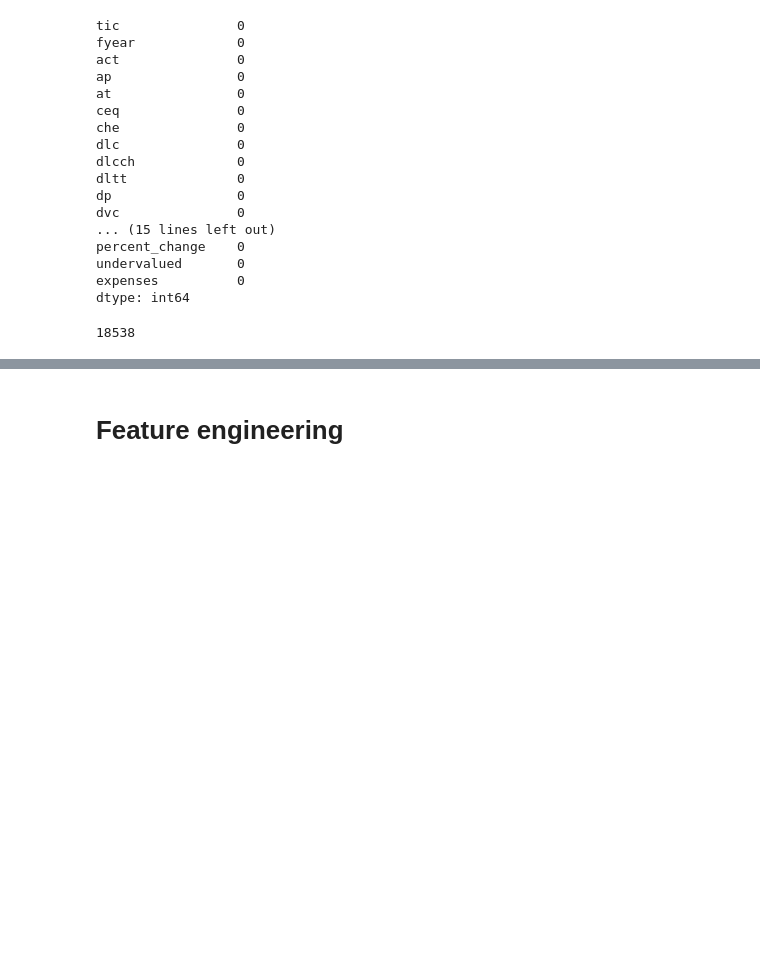
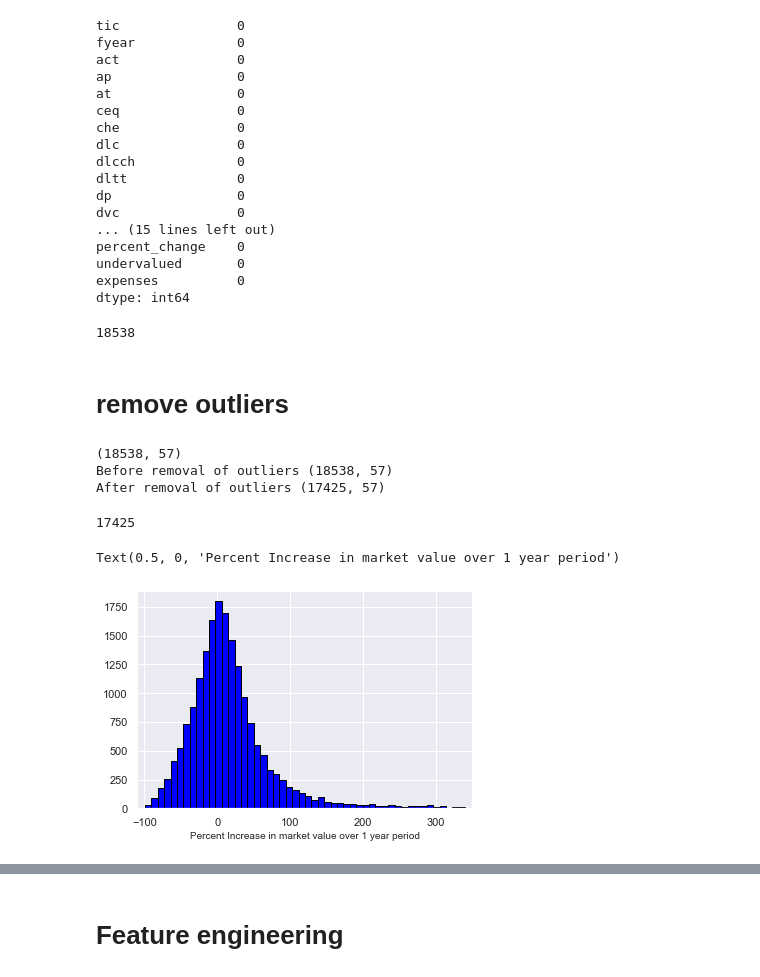
Before and after one commit to yaakoveitan/StonksLLC, a Jupyter notebook: Stonk .ipynb, the cells around one changed output, grey strips where cells are left out. Saved outputs shown, nothing was run; the diff lists cells and outputs as text; code cells hidden in the pictures; blank space fills up the shorter version.

```diff
--- a/Stonk .ipynb
+++ b/Stonk .ipynb
@@ -149,3 +155,5 @@ dtype: int64
 len(df)
 # %% [output]
 18538
+# %% [markdown]
+# remove outliers
@@ -151,0 +162,57 @@ len(df)
+# %%
+target_cols = list(df.drop(columns = ["fyear", "undervalued","tic"]).columns)
+
+z_score_cols = []
+
+# Loop through our target columns
+for col in target_cols:
+    # Make the new column name the same as the original but with 'z_score' added to it
+    new_col_name = col + "_zscore"
+
+    # Set the new column equal to the score
+    df[new_col_name] = stats.zscore( df[col] )
+
+    # Set the z-score to its absolute value of the for easier filtering
+    df[new_col_name] = abs( df[new_col_name] )
+
+    # Append the new column name our our z_score_cols list for easier access for later.
+    z_score_cols.append(new_col_name)
+
+
+condition = df[z_score_cols] < 3
+print(df.shape)
+
+# # Say TRUE only if all of the rows are True, else return False
+condition = condition.all(axis=1)
+
+print('Before removal of outliers', df.shape)
+
+df = df[condition]
+
+print('After removal of outliers', df.shape)
+# %% [output]
+(18538, 57)
+Before removal of outliers (18538, 57)
+After removal of outliers (17425, 57)
+# %%
+#keep original columns only
+df = df[original_columns]
+len(df)
+# %% [output]
+17425
+# %%
+binwidth=0.1
+
+# Set up the plot
+plot = plt.subplot(1, 1, 1 )
+
+# Draw the plot
+plot.hist(df['percent_change']*100, bins = int(180/binwidth),
+             color = 'blue', edgecolor = 'black')
+
+    # Title and labels
+plt.xlim(-110, 350)
+plot.set_xlabel('Percent Increase in market value over 1 year period', size = 10)
+# %% [output]
+Text(0.5, 0, 'Percent Increase in market value over 1 year period')
+[figure, added]
```
Also changed, not shown: parts of 25 cells of this notebook.
